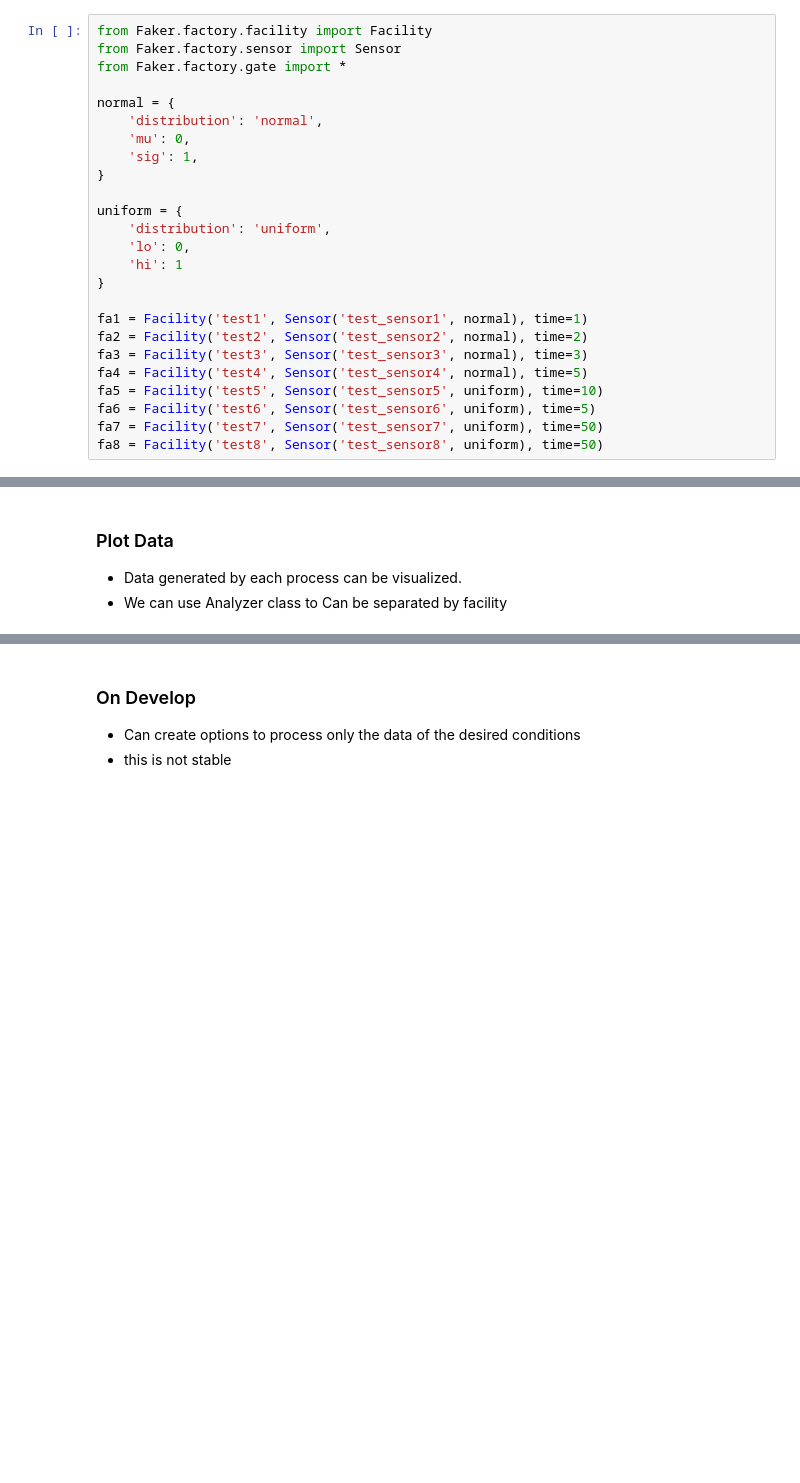
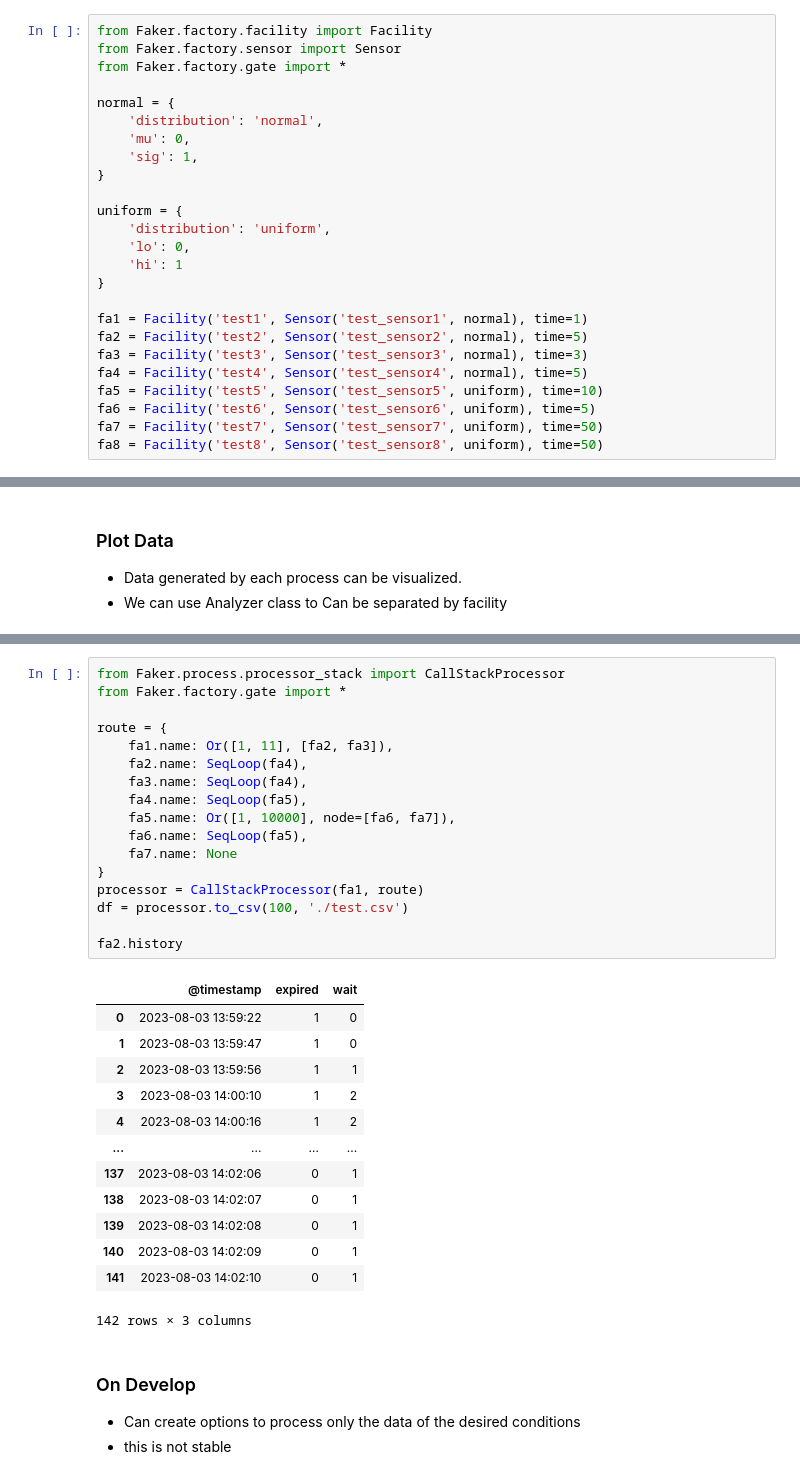
Before and after one commit to HyoungSooo/smart-factory-faker, a Jupyter notebook: tutorial.ipynb, the cells around one changed output, grey strips where cells are left out. Cells and saved outputs as stored; diff of their text form; blank space fills up the shorter version.

```diff
--- a/tutorial.ipynb
+++ b/tutorial.ipynb
@@ -61,7 +61,7 @@ uniform = {
 }
 
 fa1 = Facility('test1', Sensor('test_sensor1', normal), time=1)
-fa2 = Facility('test2', Sensor('test_sensor2', normal), time=2)
+fa2 = Facility('test2', Sensor('test_sensor2', normal), time=5)
 fa3 = Facility('test3', Sensor('test_sensor3', normal), time=3)
 fa4 = Facility('test4', Sensor('test_sensor4', normal), time=5)
 fa5 = Facility('test5', Sensor('test_sensor5', uniform), time=10)
@@ -434,3 +445,34 @@ PlotData().sensor_data_view_plot(data.get(fa2.name), 'test_sensor2')
+# %%
+from Faker.process.processor_stack import CallStackProcessor
+from Faker.factory.gate import *
+
+route = {
+    fa1.name: Or([1, 11], [fa2, fa3]),
+    fa2.name: SeqLoop(fa4),
+    fa3.name: SeqLoop(fa4),
+    fa4.name: SeqLoop(fa5),
+    fa5.name: Or([1, 10000], node=[fa6, fa7]),
+    fa6.name: SeqLoop(fa5),
+    fa7.name: None
+}
+processor = CallStackProcessor(fa1, route)
+df = processor.to_csv(100, './test.csv')
+
+fa2.history
+# %% [output]
+|  | @timestamp | expired | wait |
+| 0 | 2023-08-03 13:59:22 | 1 | 0 |
+| 1 | 2023-08-03 13:59:47 | 1 | 0 |
+| 2 | 2023-08-03 13:59:56 | 1 | 1 |
+| 3 | 2023-08-03 14:00:10 | 1 | 2 |
+| 4 | 2023-08-03 14:00:16 | 1 | 2 |
+| ... | ... | ... | ... |
+| 137 | 2023-08-03 14:02:06 | 0 | 1 |
+| 138 | 2023-08-03 14:02:07 | 0 | 1 |
+| 139 | 2023-08-03 14:02:08 | 0 | 1 |
+| 140 | 2023-08-03 14:02:09 | 0 | 1 |
+| 141 | 2023-08-03 14:02:10 | 0 | 1 |
+142 rows × 3 columns
 # %% [markdown]
 ### On Develop
 
```
Also changed, not shown: parts of 8 cells of this notebook.
